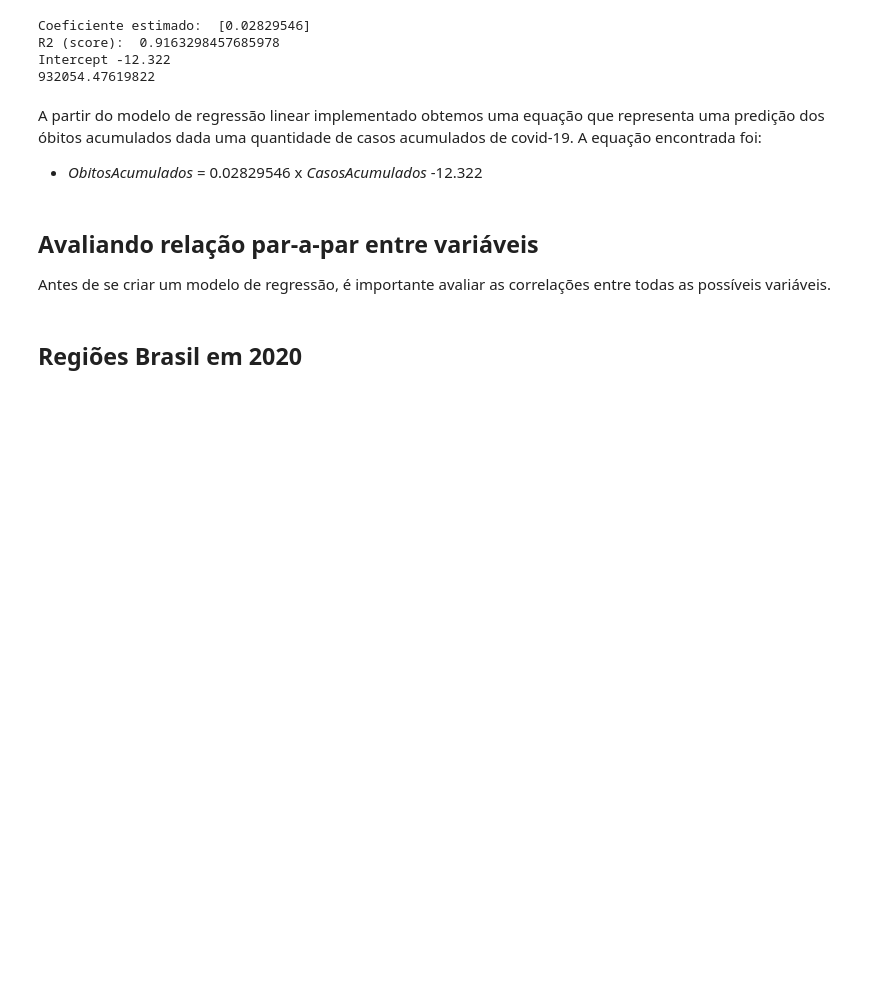
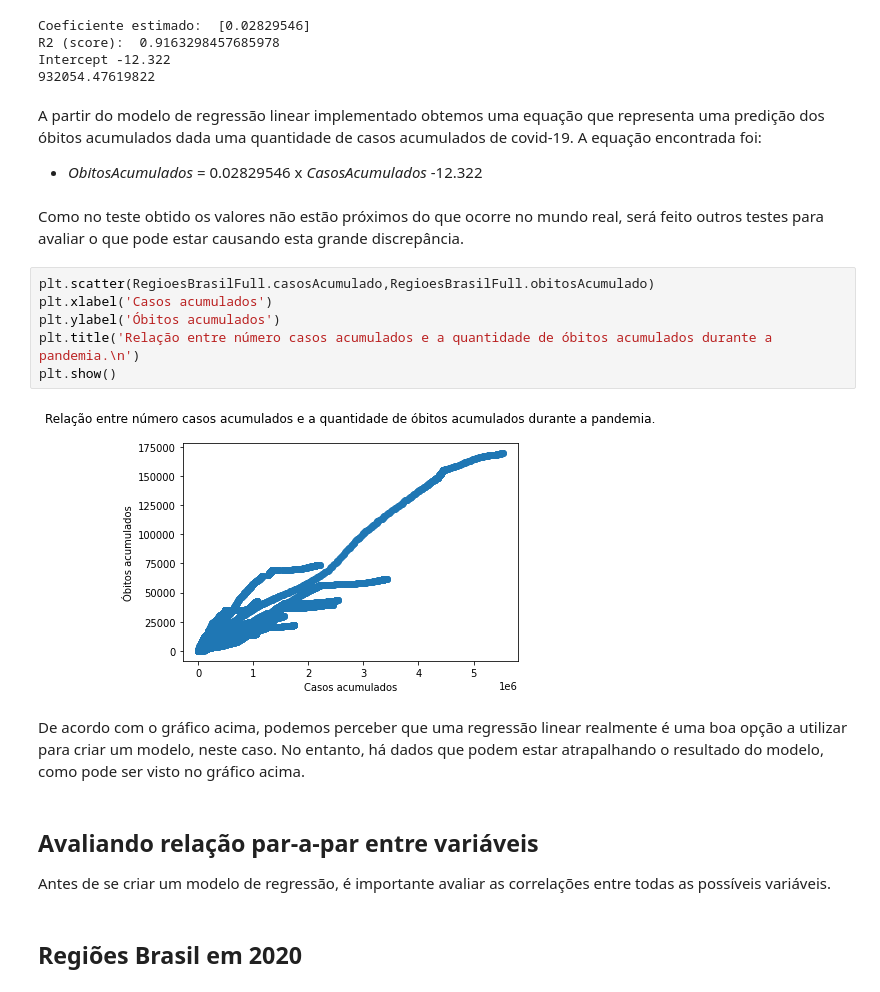
Before and after one commit to GabriellMiranda/TP-Dados-Analise-de-dados-de-covid, a Jupyter notebook: TP_Dados.ipynb, the cells around one changed output. Cells and saved outputs as stored; diff of their text form; blank space fills up the shorter version.

```diff
--- a/TP_Dados.ipynb
+++ b/TP_Dados.ipynb
@@ -1375,6 +1375,18 @@ Intercept -12.322
 A partir do modelo de regressão linear implementado obtemos uma equação que representa uma predição dos óbitos acumulados dada uma quantidade de casos acumulados de covid-19. A equação encontrada foi:
 
 * _ObitosAcumulados_ = 0.02829546 x _CasosAcumulados_ -12.322
+# %% [markdown]
+Como no teste obtido os valores não estão próximos do que ocorre no mundo real, será feito outros testes para avaliar o que pode estar causando esta grande discrepância.
+# %%
+plt.scatter(RegioesBrasilFull.casosAcumulado,RegioesBrasilFull.obitosAcumulado)
+plt.xlabel('Casos acumulados')
+plt.ylabel('Óbitos acumulados')
+plt.title('Relação entre número casos acumulados e a quantidade de óbitos acumulados durante a pandemia.\n')
+plt.show()
+# %% [output]
+[figure, added]
+# %% [markdown]
+De acordo com o gráfico acima, podemos perceber que uma regressão linear realmente é uma boa opção a utilizar para criar um modelo, neste caso. No entanto, há dados que podem estar atrapalhando o resultado do modelo, como pode ser visto no gráfico acima.
 # %% [markdown]
 ## Avaliando relação par-a-par entre variáveis
 
```
Also changed, not shown: parts of 32 cells of this notebook.
